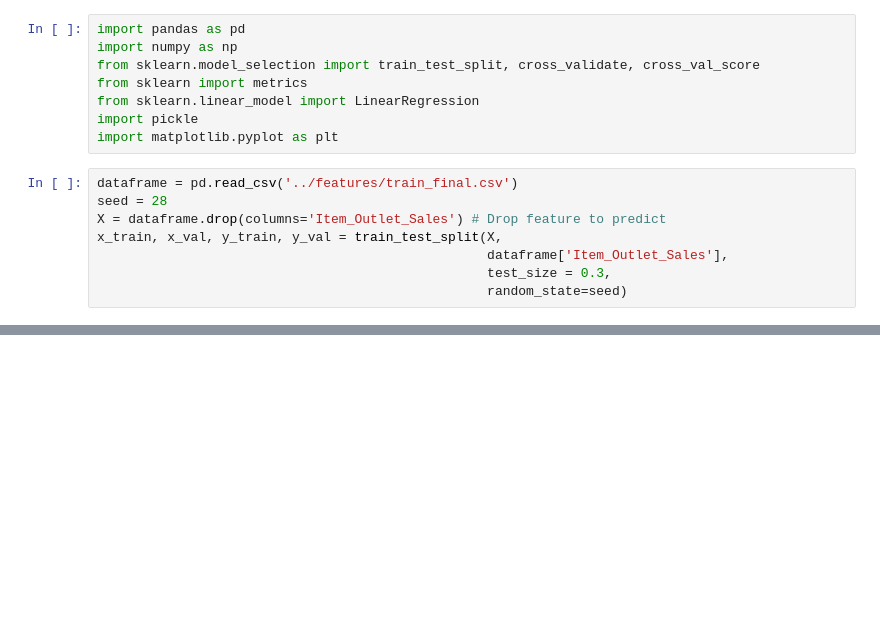
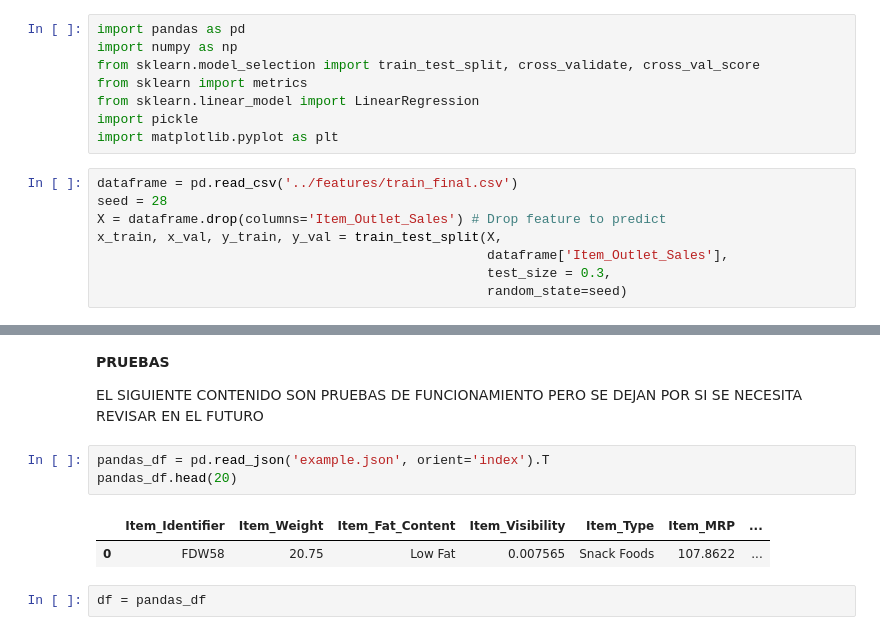
Before and after one commit to Hector242/aprendizaje_de_maquinas2_proyecto, a Jupyter notebook: Notebook/notebook_prueba.ipynb, the cells around one changed output, grey strips where cells are left out. Drawn from its saved outputs; the diff is of its cells as text; blank space fills up the shorter version.

```diff
--- a/Notebook/notebook_prueba.ipynb
+++ b/Notebook/notebook_prueba.ipynb
@@ -76 +74,13 @@ Intersección: 253.70
 [figure]
+# %% [markdown]
+**PRUEBAS**
+
+EL SIGUIENTE CONTENIDO SON PRUEBAS DE FUNCIONAMIENTO PERO SE DEJAN POR SI SE NECESITA REVISAR EN EL FUTURO
+# %%
+pandas_df = pd.read_json('example.json', orient='index').T
+pandas_df.head(20)
+# %% [output]
+|  | Item_Identifier | Item_Weight | Item_Fat_Content | Item_Visibility | Item_Type | Item_MRP | ... |
+| 0 | FDW58 | 20.75 | Low Fat | 0.007565 | Snack Foods | 107.8622 | ... |
+# %%
+df = pandas_df
```
Also changed, not shown: parts of 6 cells of this notebook, 12 other files.
